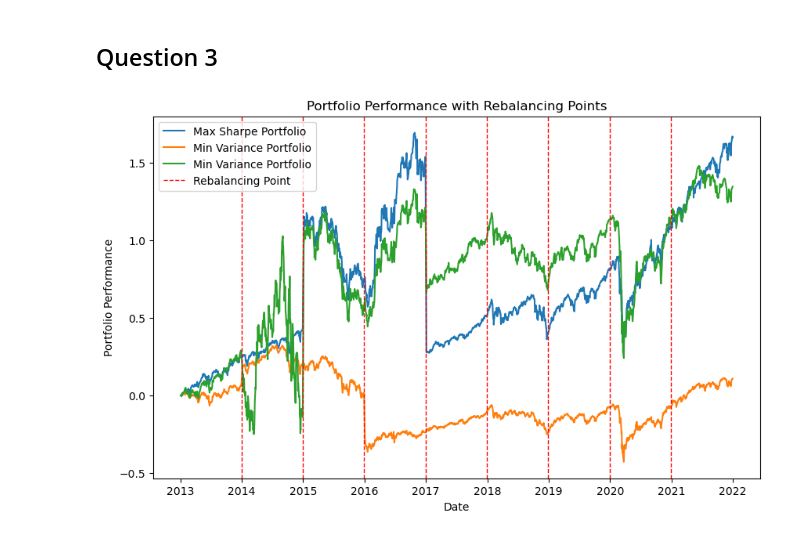
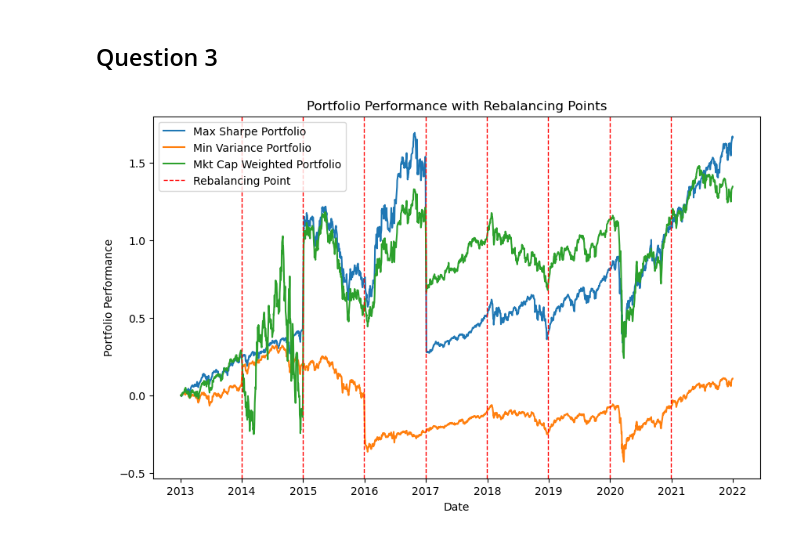
Before and after one commit to Asset-Allocation-Group-14/Assignment-1, a Jupyter notebook: Assignment 1/assignment_1.ipynb, the cells around one changed output. Cells and saved outputs as stored; diff of their text form; code cells hidden in the pictures.

```diff
--- a/Assignment 1/assignment_1.ipynb
+++ b/Assignment 1/assignment_1.ipynb
@@ -166,21 +167,21 @@ portfolio_data = portfolio_data.loc['2013':]
 # %%
 performance_df = (portfolio_data - portfolio_data.iloc[0])/portfolio_data.iloc[0]
 
 # Plot portfolio performance
 plt.figure(figsize=(10, 6))
 plt.plot(performance_df['Max_Sharpe_performance'], label='Max Sharpe Portfolio')
 plt.plot(performance_df['Min_Var_Sharpe_performance'], label='Min Variance Portfolio')
-plt.plot(performance_df['Mkt_Cap_performance'], label='Min Variance Portfolio')
+plt.plot(performance_df['Mkt_Cap_performance'], label='Mkt Cap Weighted Portfolio')
 
 # Highlight each rebalancing point
 for year_start in range(2013, rw_returns_df.index.year.max()):
     rebalancing_date = rw_returns_df.index[rw_returns_df.index.year == year_start].max()
     plt.axvline(rebalancing_date, color='red', linestyle='--', linewidth=1, label='Rebalancing Point' if year_start == 2013 else '')
 
 plt.title('Portfolio Performance with Rebalancing Points')
 plt.xlabel('Date')
 plt.ylabel('Portfolio Performance')
 plt.legend()
 plt.show()
 # %% [output]
-[figure, old version]
+[figure, new version]
```
Also changed, not shown: parts of 4 cells of this notebook, 2 other files.
